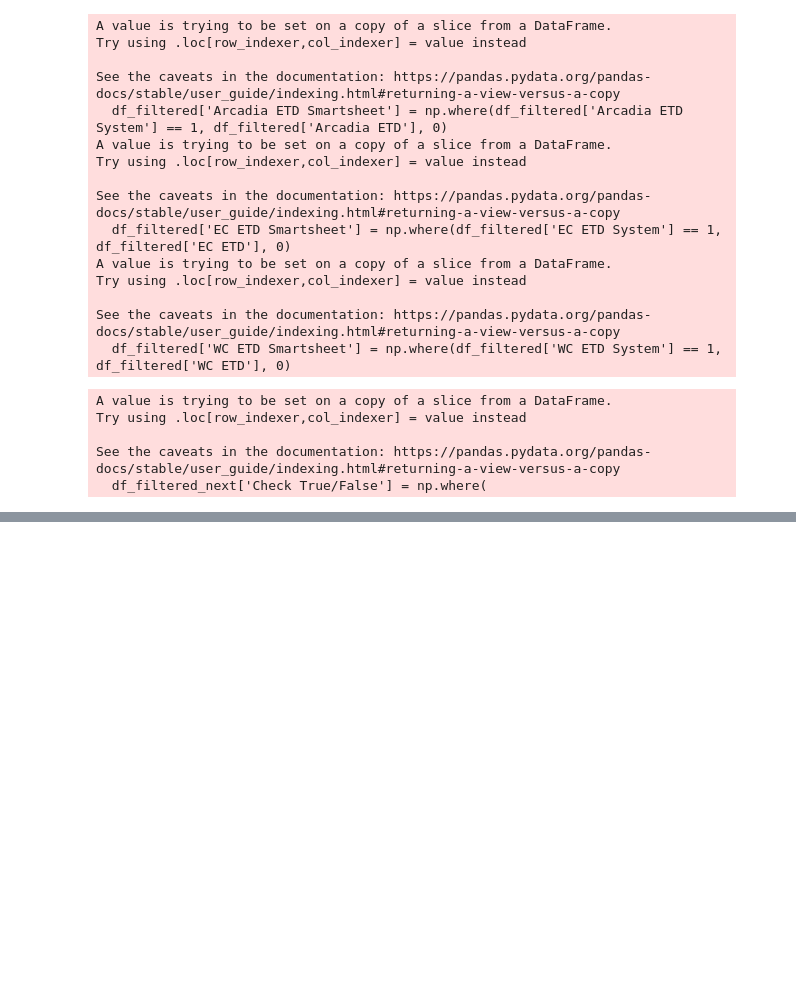
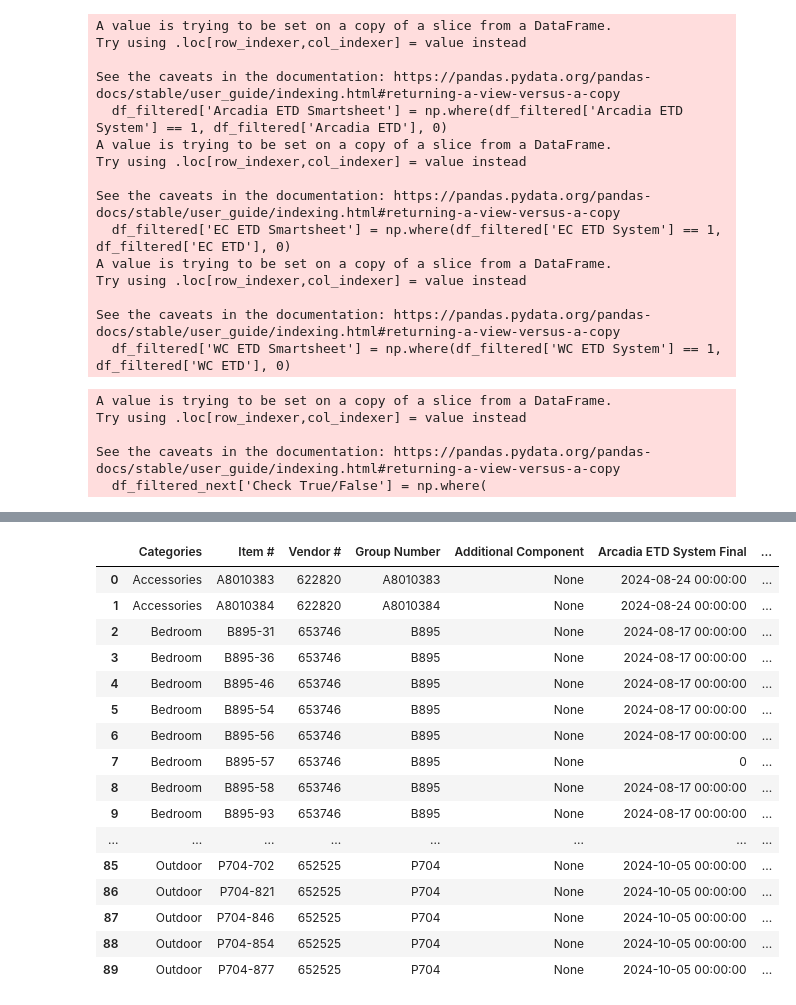
Before and after one commit to Pham-Ngoc-Huy/ToolAutomation, a Jupyter notebook: toolAshley.ipynb, the cells around one changed output, grey strips where cells are left out. Cells and saved outputs as stored; diff of their text form; code cells hidden in the pictures; blank space fills up the shorter version.

```diff
--- a/toolAshley.ipynb
+++ b/toolAshley.ipynb
@@ -363,3 +368,23 @@ df_new_1
 90 rows × 11 columns
 # %%
 styled_df = highlight_condition_Arca_EC(df_new_1, 'Arcadia ETD System Final', 'EC ETD System Final',date_columns_1)
+# %%
+styled_df
+# %% [output]
+|  | Categories | Item # | Vendor # | Group Number | Additional Component | Arcadia ETD System Final | ... |
+| 0 | Accessories | A8010383 | 622820 | A8010383 | None | 2024-08-24 00:00:00 | ... |
+| 1 | Accessories | A8010384 | 622820 | A8010384 | None | 2024-08-24 00:00:00 | ... |
+| 2 | Bedroom | B895-31 | 653746 | B895 | None | 2024-08-17 00:00:00 | ... |
+| 3 | Bedroom | B895-36 | 653746 | B895 | None | 2024-08-17 00:00:00 | ... |
+| 4 | Bedroom | B895-46 | 653746 | B895 | None | 2024-08-17 00:00:00 | ... |
+| 5 | Bedroom | B895-54 | 653746 | B895 | None | 2024-08-17 00:00:00 | ... |
+| 6 | Bedroom | B895-56 | 653746 | B895 | None | 2024-08-17 00:00:00 | ... |
+| 7 | Bedroom | B895-57 | 653746 | B895 | None | 0 | ... |
+| 8 | Bedroom | B895-58 | 653746 | B895 | None | 2024-08-17 00:00:00 | ... |
+| 9 | Bedroom | B895-93 | 653746 | B895 | None | 2024-08-17 00:00:00 | ... |
+| ... | ... | ... | ... | ... | ... | ... | ... |
+| 85 | Outdoor | P704-702 | 652525 | P704 | None | 2024-10-05 00:00:00 | ... |
+| 86 | Outdoor | P704-821 | 652525 | P704 | None | 2024-10-05 00:00:00 | ... |
+| 87 | Outdoor | P704-846 | 652525 | P704 | None | 2024-10-05 00:00:00 | ... |
+| 88 | Outdoor | P704-854 | 652525 | P704 | None | 2024-10-05 00:00:00 | ... |
+| 89 | Outdoor | P704-877 | 652525 | P704 | None | 2024-10-05 00:00:00 | ... |
```
Also changed, not shown: parts of 3 cells of this notebook, 4 other files.
